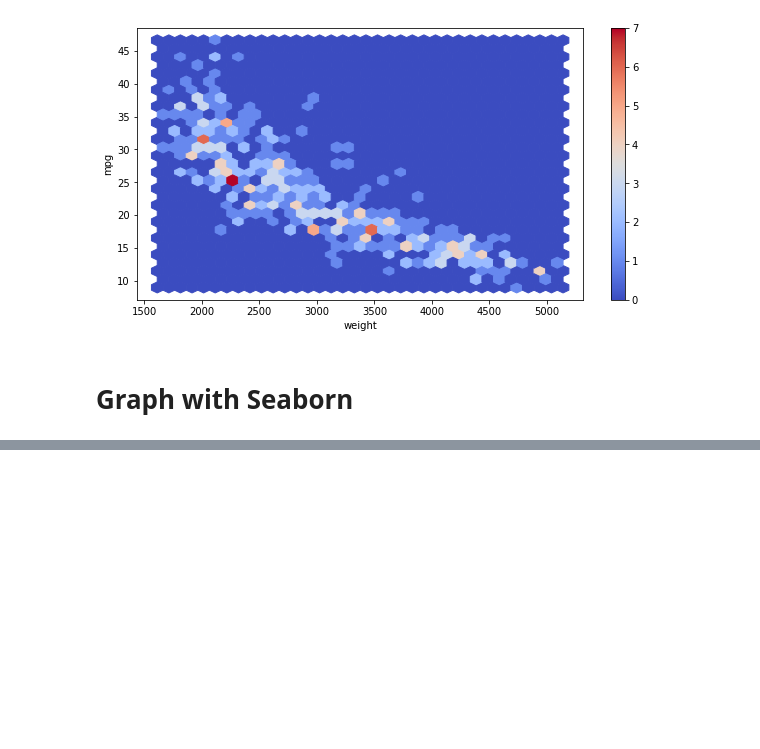
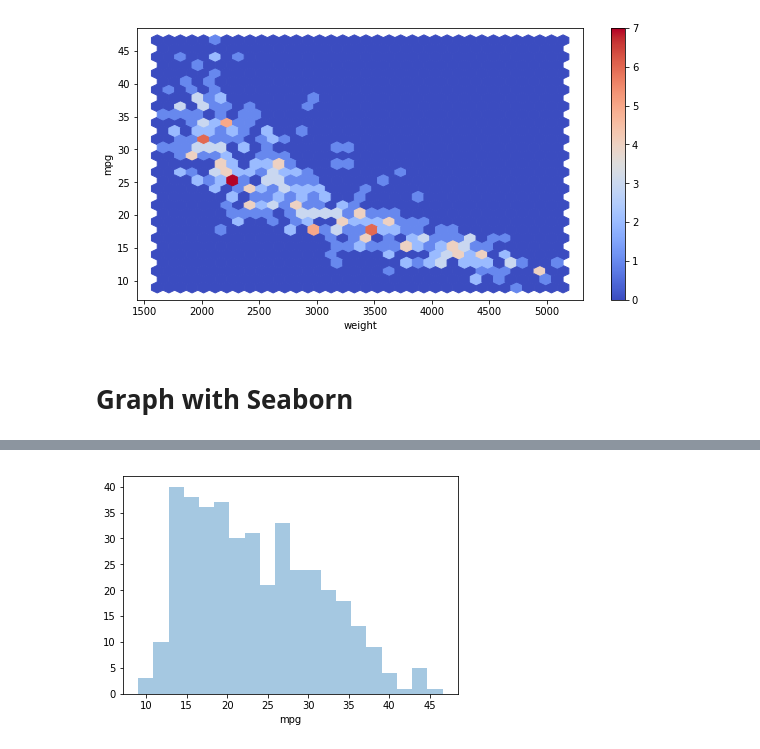
Before and after one commit to KrishnKrPatel/data_preprocessing, a Jupyter notebook: graph.ipynb, the cells around one changed output, grey strips where cells are left out. Cells and saved outputs as stored; diff of their text form; code cells hidden in the pictures; blank space fills up the shorter version.

```diff
--- a/graph.ipynb
+++ b/graph.ipynb
@@ -81,0 +90,5 @@ plt.show()
+# %%
+sns.distplot(df['mpg'],kde=False,bins=20)
+plt.show()
+# %% [output]
+[figure, added]
```
Also changed, not shown: parts of 16 cells of this notebook.
